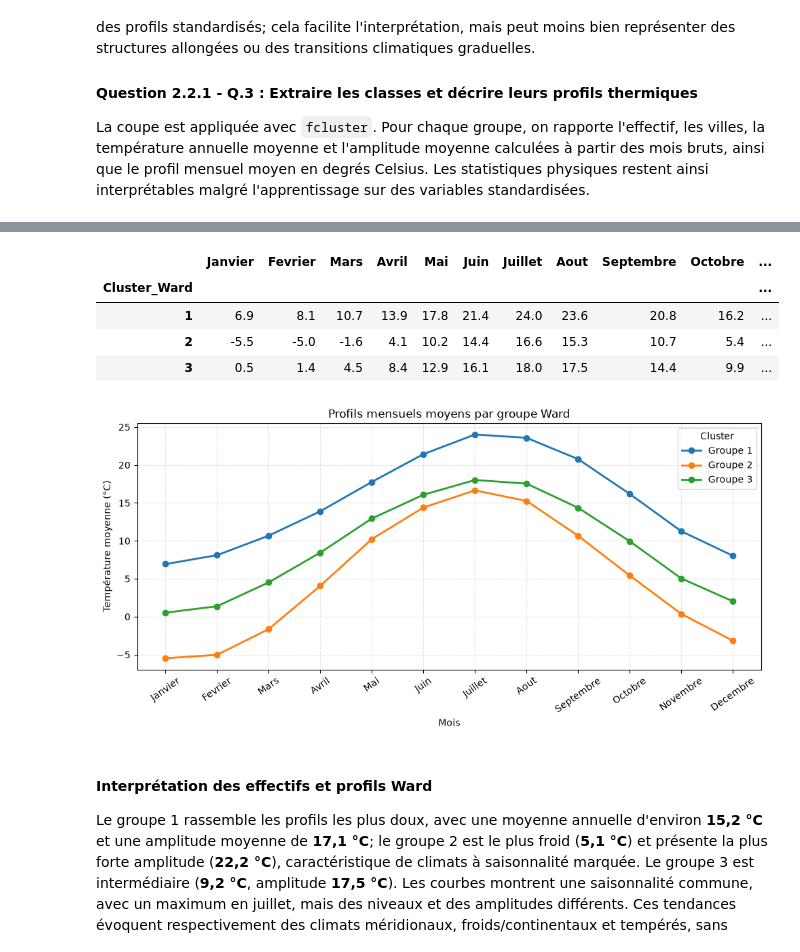
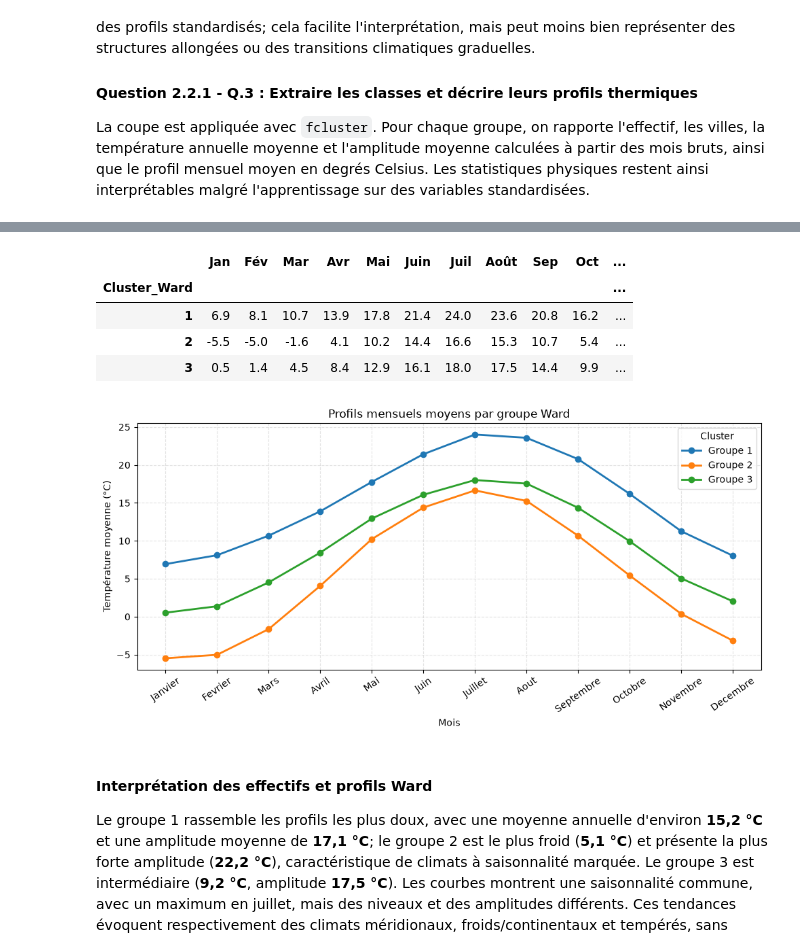
Before and after one commit to stephcstn/analyse_donnes_tp, a Jupyter notebook: TP1/compte_rendu.ipynb, the cells around one changed output, grey strips where cells are left out. Drawn from its saved outputs; the diff is of its cells as text; code cells hidden in the pictures.

```diff
--- a/TP1/compte_rendu.ipynb
+++ b/TP1/compte_rendu.ipynb
@@ -555,35 +557,35 @@ assert np.unique(groupes_ward).size == K_cah_ward
 profils_ward = data_temperature_mois.assign(Cluster_Ward=groupes_ward)
 resume_groupes_ward = []
 for groupe, sous_ensemble in profils_ward.groupby("Cluster_Ward"):
     profil_moyen = sous_ensemble[colonnes_mensuelles].mean()
     resume_groupes_ward.append({
         "Cluster Ward": groupe,
         "Effectif": len(sous_ensemble),
         "Villes": ", ".join(sous_ensemble.index),
         "Température annuelle moyenne (°C)": profil_moyen.mean(),
         "Amplitude annuelle moyenne (°C)": (sous_ensemble[colonnes_mensuelles].max(axis=1) - sous_ensemble[colonnes_mensuelles].min(axis=1)).mean(),
     })
 resume_groupes_ward = pd.DataFrame(resume_groupes_ward).set_index("Cluster Ward")
 profils_mensuels_ward = profils_ward.groupby("Cluster_Ward")[colonnes_mensuelles].mean()
 display(resume_groupes_ward.round(1))
-display(profils_mensuels_ward.round(1))
+display(profils_mensuels_ward.round(1).set_axis(["Jan", "Fév", "Mar", "Avr", "Mai", "Juin", "Juil", "Août", "Sep", "Oct", "Nov", "Déc"], axis="columns"))
 
 fig, ax = plt.subplots(figsize=(10, 5))
 for groupe, profil in profils_mensuels_ward.iterrows():
     ax.plot(colonnes_mensuelles, profil.to_numpy(dtype=float), marker="o", linewidth=2, label=f"Groupe {groupe}")
 ax.set(title="Profils mensuels moyens par groupe Ward", xlabel="Mois", ylabel="Température moyenne (°C)")
 ax.tick_params(axis="x", rotation=35)
 ax.grid(True, linestyle="--", alpha=0.35)
 ax.legend(title="Cluster")
 fig.tight_layout()
 plt.show()
 # %% [output]
 |  | Effectif | Villes | Température annuelle moyenne (°C) | Amplitude annuelle moyenne (°C) |
 | Cluster Ward |  |  |  |  |
 | 1 | 11 | Athenes, Budapest, Lisbonne, Madr... | 15.2 | 17.1 |
 | 2 | 7 | Helsinki, Minsk, Moscou, Oslo, Re... | 5.1 | 22.2 |
 | 3 | 17 | Amsterdam, Berlin, Bruxelles, Cop... | 9.2 | 17.5 |
-|  | Janvier | Fevrier | Mars | Avril | Mai | Juin | Juillet | Aout | Septembre | Octobre | ... |
+|  | Jan | Fév | Mar | Avr | Mai | Juin | Juil | Août | Sep | Oct | ... |
 | Cluster_Ward |  |  |  |  |  |  |  |  |  |  | ... |
 | 1 | 6.9 | 8.1 | 10.7 | 13.9 | 17.8 | 21.4 | 24.0 | 23.6 | 20.8 | 16.2 | ... |
 | 2 | -5.5 | -5.0 | -1.6 | 4.1 | 10.2 | 14.4 | 16.6 | 15.3 | 10.7 | 5.4 | ... |
```
Also changed, not shown: parts of 8 cells of this notebook, 4 other files.
